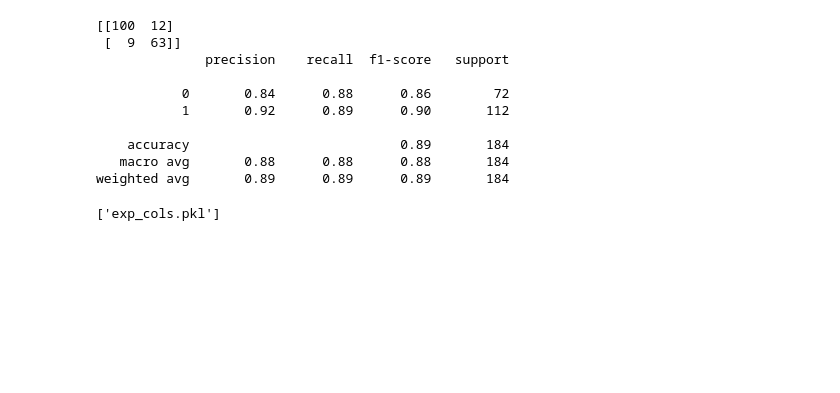
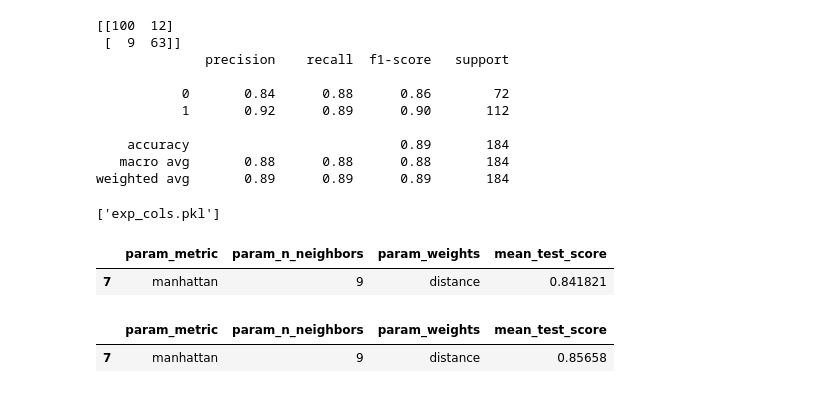
Before and after one commit to ameeqio/Heart-Disease-Prediction, a Jupyter notebook: heart_prediction.ipynb, the cells around one changed output. Saved outputs shown, nothing was run; the diff lists cells and outputs as text; code cells hidden in the pictures; blank space fills up the shorter version.

Commit message:
trained new models to reduce the overfitting

```diff
--- a/heart_prediction.ipynb
+++ b/heart_prediction.ipynb
@@ -361,3 +361,34 @@ joblib.dump(scaler, "std_scaler.pkl")
 joblib.dump(X.columns.to_list(), "exp_cols.pkl")
 # %% [output]
 ['exp_cols.pkl']
+# %%
+# hyperparameter tuning for knn
+from sklearn.model_selection import GridSearchCV
+
+hyperparams_comb = {
+    'n_neighbors' : [3, 5, 7, 9],
+    'weights' : ['uniform', 'distance'],
+    'metric' : ['manhattan', 'euclidean']
+}
+
+tuning_acc = GridSearchCV((model_KNN), hyperparams_comb, cv = 5, return_train_score = False)
+tuning_acc.fit(X, y)
+
+tuning_f1 = GridSearchCV((model_KNN), hyperparams_comb, cv = 5, return_train_score = False, scoring = 'f1')
+tuning_f1.fit(X, y)
+
+tuning_res_acc: pd.DataFrame = pd.DataFrame(tuning_acc.cv_results_)
+tuning_res_acc = tuning_res_acc[['param_metric', 'param_n_neighbors', 'param_weights', 'mean_test_score']]
+
+tuning_res_f1: pd.DataFrame = pd.DataFrame(tuning_f1.cv_results_)
+tuning_res_f1 = tuning_res_f1[['param_metric', 'param_n_neighbors', 'param_weights', 'mean_test_score']]
+# %%
+tuning_res_acc[tuning_res_acc['mean_test_score'] == tuning_res_acc['mean_test_score'].max()]
+# %% [output]
+|  | param_metric | param_n_neighbors | param_weights | mean_test_score |
+| 7 | manhattan | 9 | distance | 0.841821 |
+# %%
+tuning_res_f1[tuning_res_f1['mean_test_score'] == tuning_res_f1['mean_test_score'].max()]
+# %% [output]
+|  | param_metric | param_n_neighbors | param_weights | mean_test_score |
+| 7 | manhattan | 9 | distance | 0.85658 |
```
Also changed, not shown: parts of 4 cells of this notebook, 3 other files.
